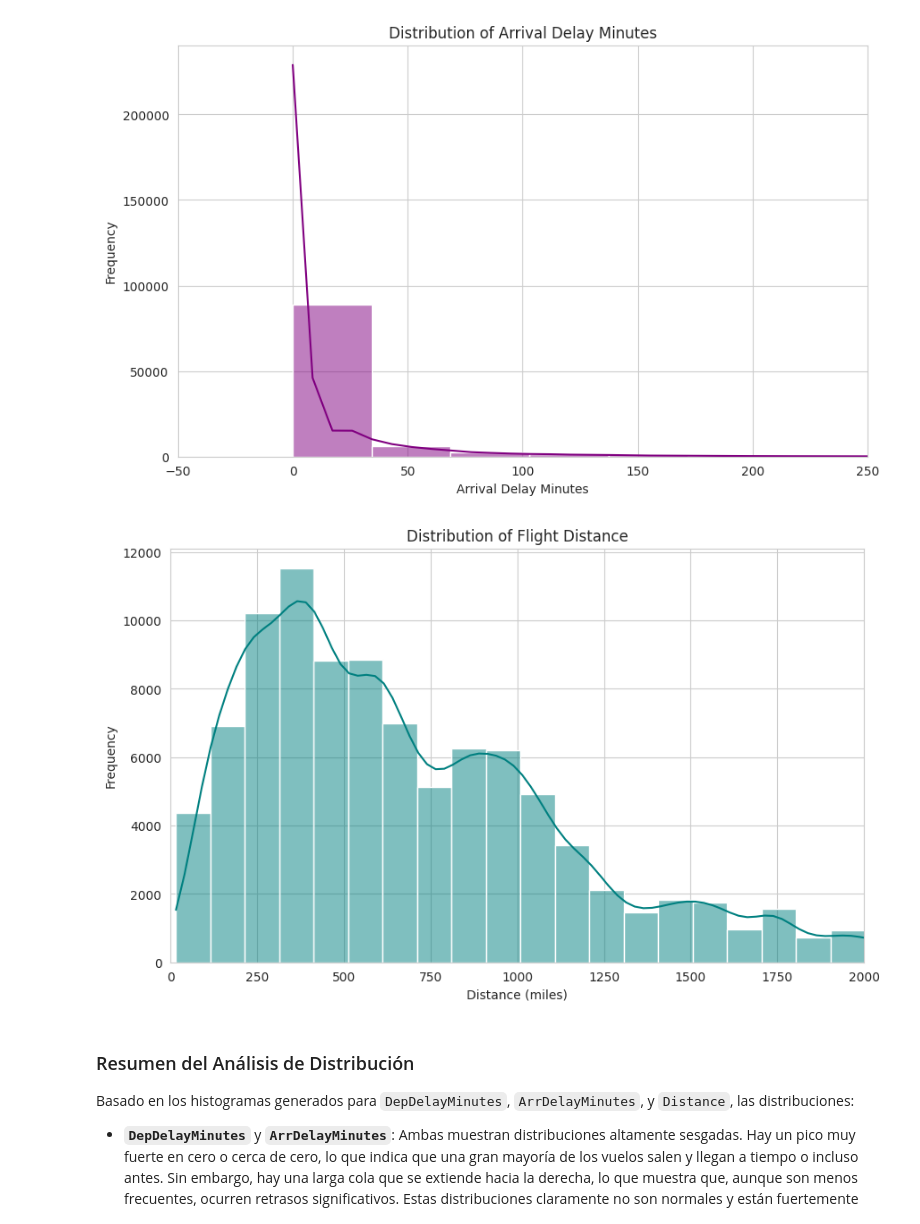
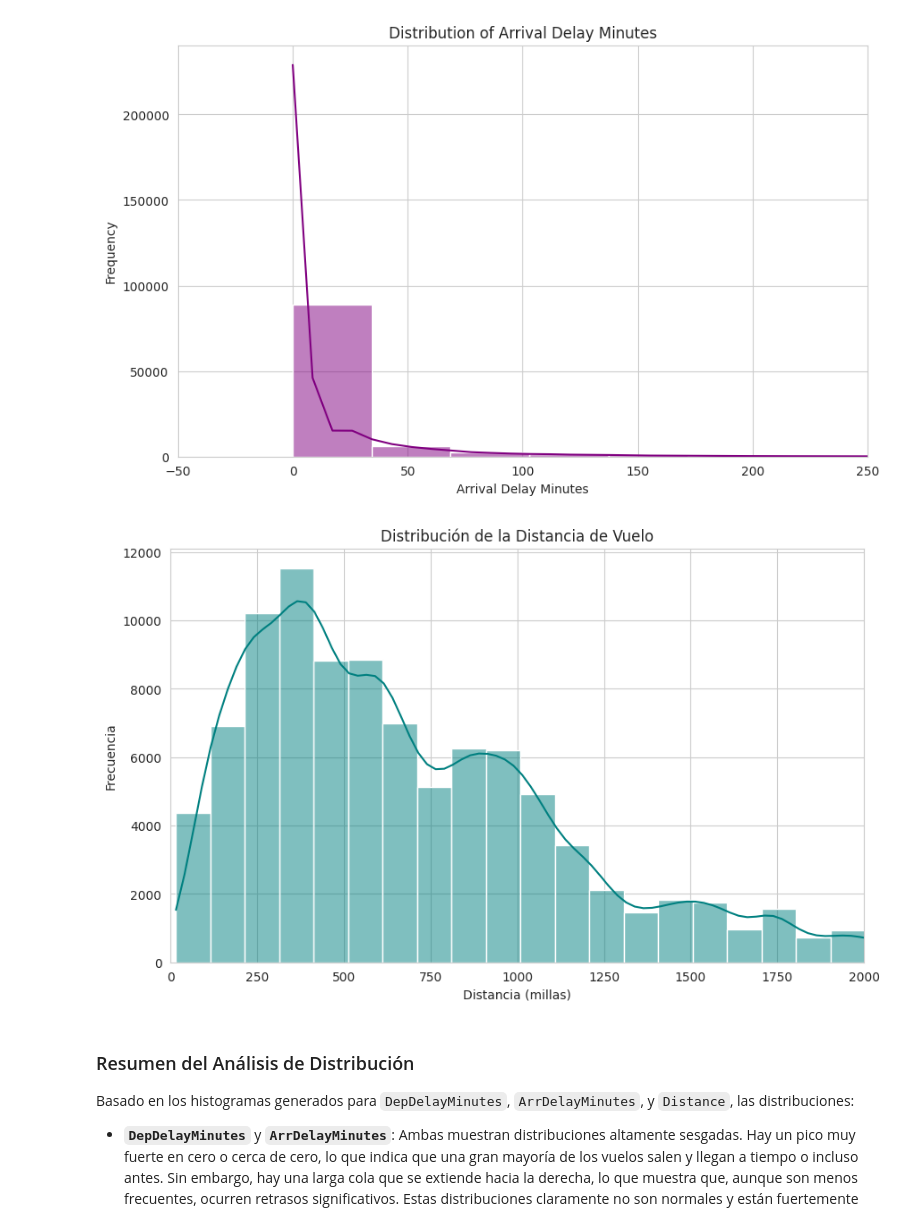
Before and after one commit to sunnyday2/flight_on_time, a Jupyter notebook: flightontime_hackaton_e32_alura_latam.ipynb, the cells around one changed output. Saved outputs shown, nothing was run; the diff lists cells and outputs as text; code cells hidden in the pictures.

```diff
--- a/flightontime_hackaton_e32_alura_latam.ipynb
+++ b/flightontime_hackaton_e32_alura_latam.ipynb
@@ -484,18 +485,18 @@ plt.show()
 # %%
 import matplotlib.pyplot as plt
 import seaborn as sns
 
 sns.set_style("whitegrid")
 
 plt.figure(figsize=(10, 6))
 sns.histplot(df_numeric['Distance'], bins=50, kde=True, color='teal')
-plt.title('Distribution of Flight Distance')
-plt.xlabel('Distance (miles)')
-plt.ylabel('Frequency')
+plt.title('Distribución de la Distancia de Vuelo')
+plt.xlabel('Distancia (millas)')
+plt.ylabel('Frecuencia')
 plt.xlim(0, 2000) # Adjusted x-limit to show most common distances without extreme long-haul flights
 plt.show()
 # %% [output]
-[figure, old version]
+[figure, new version]
 # %% [markdown]
 ### Resumen del Análisis de Distribución
 
```
Also changed, not shown: parts of 24 cells of this notebook.
